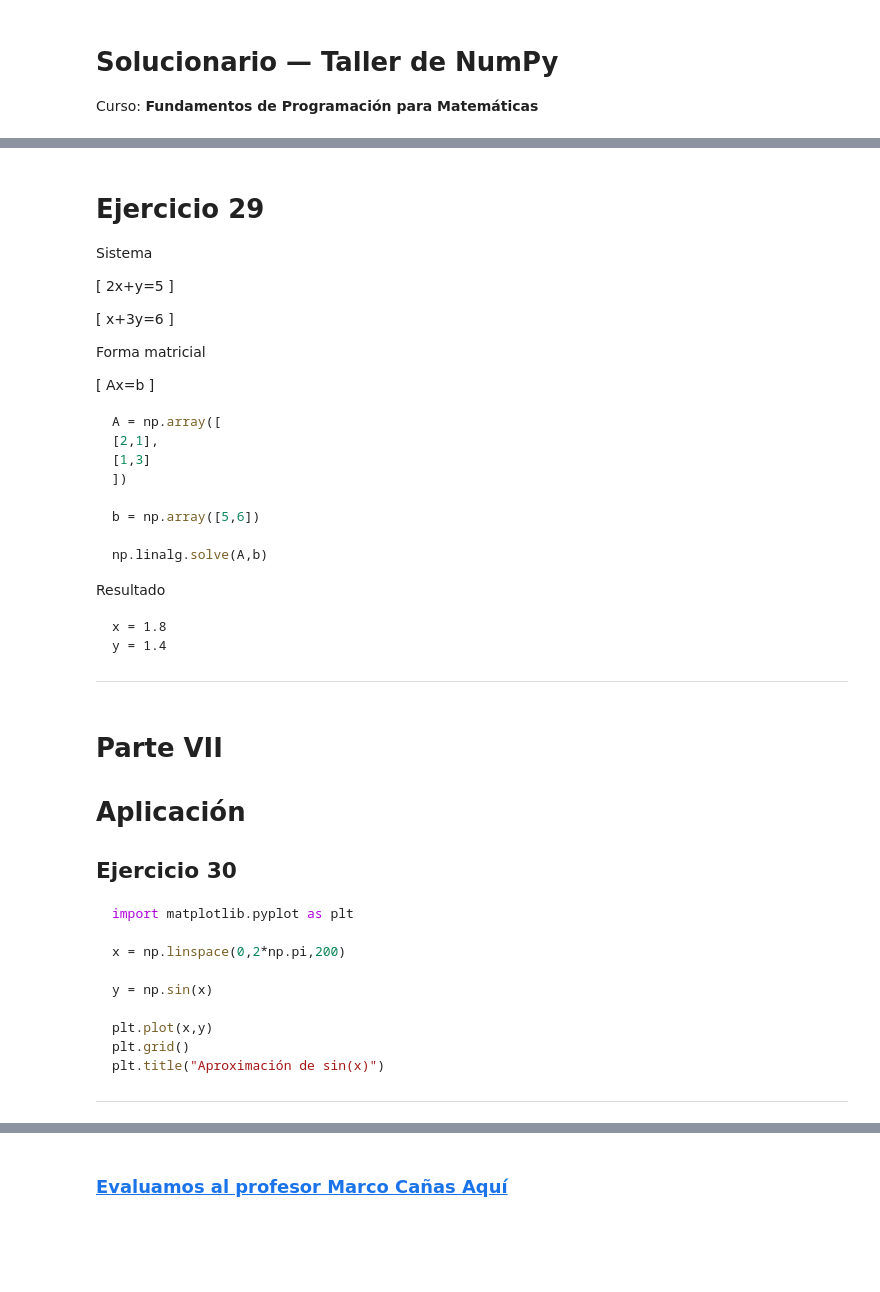
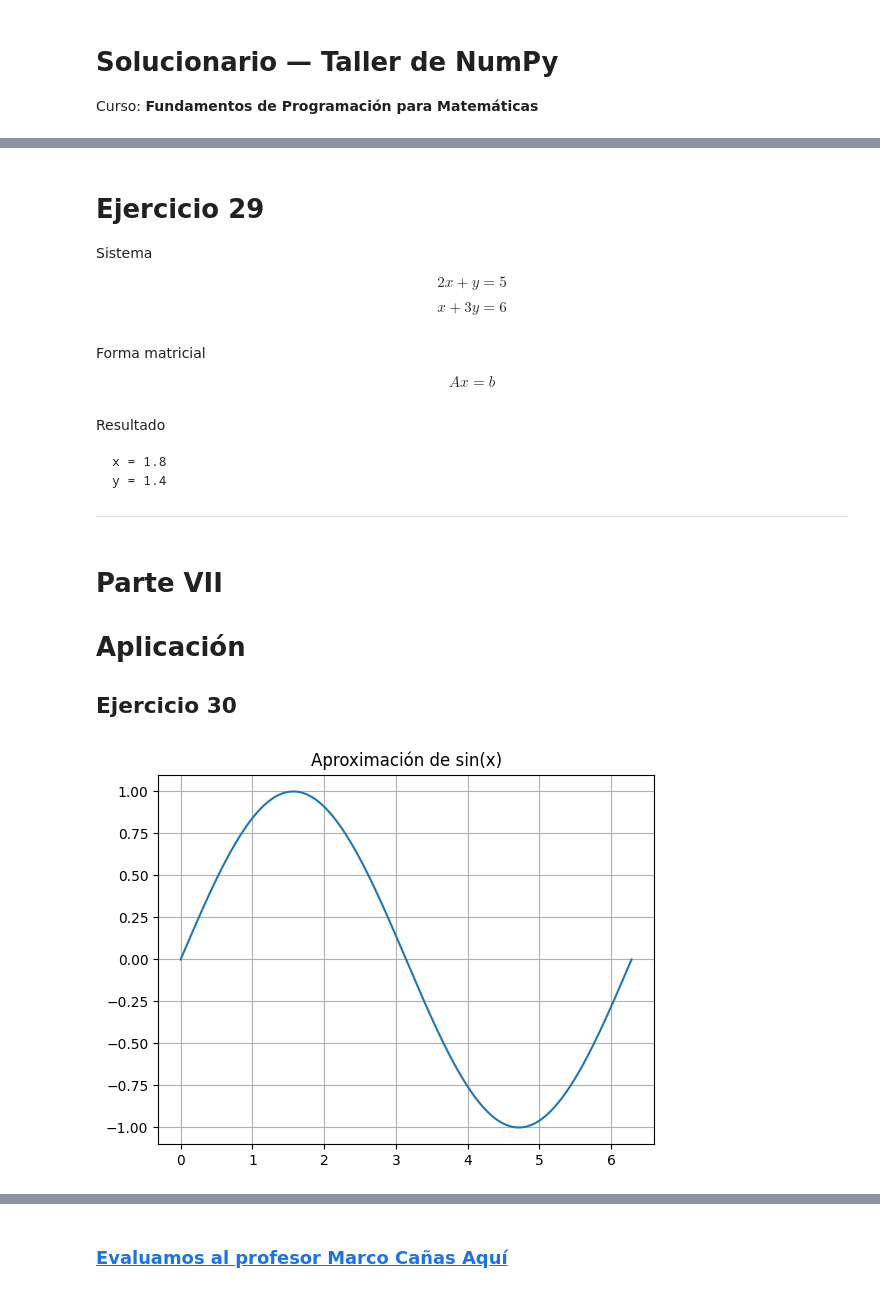
Before and after one commit to marco-canas/fundamentos_de_programacion, a Jupyter notebook: clases/unidad4/10_chapter.ipynb, the cells around one changed output, grey strips where cells are left out. Drawn from its saved outputs; the diff is of its cells as text; code cells hidden in the pictures; blank space fills up the shorter version.

````diff
--- a/clases/unidad4/10_chapter.ipynb
+++ b/clases/unidad4/10_chapter.ipynb
@@ -1926,36 +1842,17 @@ Valores propios
 
 Sistema
 
-[
+$$
 2x+y=5
-]
+$$
 
-[
+$$
 x+3y=6
-]
-
-Forma matricial
-
-[
-Ax=b
-]
-
-```python
-A = np.array([
-[2,1],
-[1,3]
-])
-
-b = np.array([5,6])
-
-np.linalg.solve(A,b)
-```
-
-Resultado
-
-```
-x = 1.8
-y = 1.4
-```
-
----
+$$
+# %% [markdown]
+
+Forma matricial
+
+$$
+Ax=b
+$$
@@ -1962,3 +1868,13 @@ y = 1.4
+# %% [markdown]
+
+Resultado
+
+```
+x = 1.8
+y = 1.4
+```
+
+---
 # %% [markdown]
 
 # Parte VII
@@ -1966,20 +1882,19 @@ y = 1.4
 # Aplicación
 
 ## Ejercicio 30
-
-```python
-import matplotlib.pyplot as plt
-
-x = np.linspace(0,2*np.pi,200)
-
-y = np.sin(x)
-
-plt.plot(x,y)
-plt.grid()
-plt.title("Aproximación de sin(x)")
-```
-
----
+# %%
+import matplotlib.pyplot as plt
+
+x = np.linspace(0,2*np.pi,200)
+
+y = np.sin(x)
+
+plt.plot(x,y)
+plt.grid()
+plt.title("Aproximación de sin(x)")
+plt.savefig(r'C:\Users\marco\Downloads\sin.png')  # Guardar la figura como un archivo PNG
+# %% [output]
+[figure, added]
 # %% [markdown]
 
 # Desafío adicional
````
Also changed, not shown: parts of 291 cells of this notebook, 2 other files.
